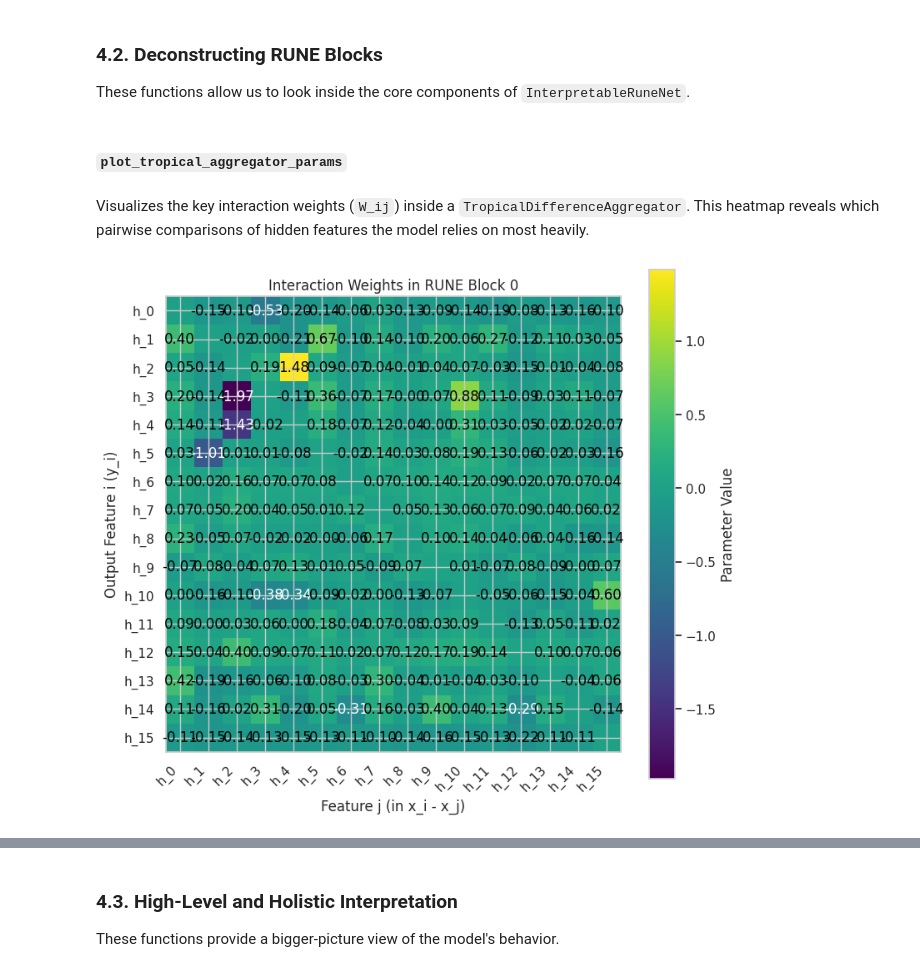
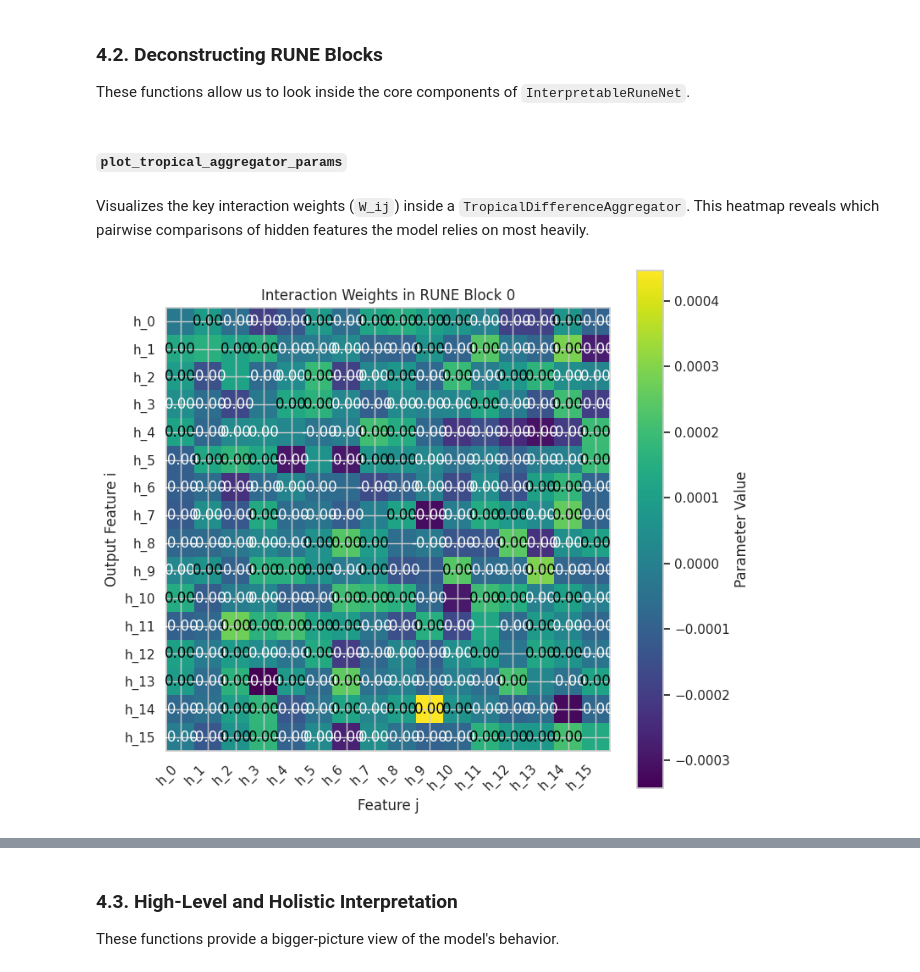
Before and after one commit to EmotionEngineer/rune, a Jupyter notebook: example/example.ipynb, the cells around one changed output, grey strips where cells are left out. Drawn from its saved outputs; the diff is of its cells as text; code cells hidden in the pictures.

```diff
--- a/example/example.ipynb
+++ b/example/example.ipynb
@@ -34,16 +21,15 @@ Successfully installed nvidia-cublas-cu12-12.4.5.8 nvidia-cuda-cupti-cu12-12.4.1
 # ==============================================================================
 # Section 1: Setup and Library Imports
 # ==============================================================================
+
 import torch
 import torch.nn as nn
 from torch.utils.data import DataLoader, TensorDataset
 import numpy as np
 import pandas as pd
 from sklearn.model_selection import train_test_split
-from sklearn.preprocessing import StandardScaler
+from sklearn.preprocessing import StandardScaler, MinMaxScaler
 from sklearn.datasets import load_wine
-import time
-import copy
 import json
 from tqdm.notebook import tqdm
 from IPython.display import display, Markdown
@@ -51,11 +37,11 @@ import matplotlib.pyplot as plt
 import seaborn as sns
 import warnings
 
+# Environment Setup
 warnings.filterwarnings('ignore', category=UserWarning, module='matplotlib')
 sns.set_theme(style="whitegrid")
 
 # --- Import from the RUNE library ---
-# If this fails, run: !pip install git+https://github.com/EmotionEngineer/rune.git
 try:
     from rune.models import (
         InterpretableRuneNet,
@@ -81,9 +67,9 @@ except ImportError as e:
 
 # Global Configurations
 LEARNING_RATE = 0.001
-EPOCHS = 3000 # Reduced epochs for faster showcase running
+EPOCHS = 2000 # Reduced for a faster showcase
 BATCH_SIZE = 32
-PATIENCE = 500
+PATIENCE = 300
 DEVICE = torch.device("cuda" if torch.cuda.is_available() else "cpu")
 print(f"Using device: {DEVICE}")
 # %% [output]
@@ -166,0 +151,22 @@ print("--- All models trained ---")
+# %%
+# 1. Data for models using 'difference' interaction (standard scaled)
+train_loader_std, (X_test_std, y_test_std), _, feature_names, input_dim, output_dim = get_data(scaler_type='standard')
+
+# 2. Data for models using 'log_ratio' or 'ratio' interactions (strictly positive)
+train_loader_pos, (X_test_pos, y_test_pos), _, _, _, _ = get_data(scaler_type='minmax')
+
+print("--- Training Models for Interpretation Showcase ---")
+base_kwargs = {"input_dim": input_dim, "output_dim": output_dim, "num_blocks": 2, "block_dim": 16}
+
+# --- InterpretableRuneNet Variants ---
+irn_model_diff = train_model(InterpretableRuneNet(**base_kwargs, interaction_type='difference'), train_loader_std)
+irn_model_log_ratio = train_model(InterpretableRuneNet(**base_kwargs, interaction_type='log_ratio'), train_loader_pos)
+irn_model_ratio = train_model(InterpretableRuneNet(**base_kwargs, interaction_type='ratio'), train_loader_pos)
+
+# --- Other Models ---
+# For PrototypeRuneNet, 'log_ratio' is a great fit since distances are always positive.
+proto_model = train_model(PrototypeRuneNet(input_dim=input_dim, output_dim=output_dim, num_prototypes=8, interaction_type='log_ratio'), train_loader_std)
+pdn_model = train_model(PairwiseDifferenceNet(input_dim=input_dim, output_dim=output_dim, interpretable_head=True), train_loader_std)
+ctdn_model = train_model(CyclicTropicalDifferenceNet(input_dim=input_dim, output_dim=output_dim, interpretable_head=True), train_loader_std)
+
+print("--- All models trained ---")
@@ -226,24 +234,24 @@ These functions allow us to look inside the core components of `InterpretableRun
 # %%
 display(Markdown("#### `plot_tropical_aggregator_params`"))
 display(Markdown("Visualizes the key interaction weights (`W_ij`) inside a `TropicalDifferenceAggregator`. This heatmap reveals which pairwise comparisons of hidden features the model relies on most heavily."))
 
 # Let's inspect the first RUNE block in our trained InterpretableRuneNet
-block0 = irn_model.rune_blocks[0]
+block0 = irn_model_diff.rune_blocks[0]
 hidden_dim = block0.gated_agg.dim
 hidden_names = [f'h_{i}' for i in range(hidden_dim)]
 
 fig, ax = plt.subplots(figsize=(8, 7))
 plot_tropical_aggregator_params(
     block0.gated_agg.tropical_agg,
     feature_names=hidden_names,
     ax=ax,
     title="Interaction Weights in RUNE Block 0"
 )
 plt.show()
 # %% [output]
 #### `plot_tropical_aggregator_params`
 Visualizes the key interaction weights (`W_ij`) inside a `TropicalDifferenceAggregator`. This heatmap reveals which pairwise comparisons of hidden features the model relies on most heavily.
-[figure, old version]
+[figure, new version]
 # %%
 display(Markdown("#### `plot_gated_aggregator_gates`"))
 display(Markdown("For a `GatedTropicalDifferenceAggregator`, this shows the learned preference between sparse, rule-based logic (tropical `max`) and holistic, averaging logic (`mean`). A value close to 1 means the model prefers the tropical rule for that hidden feature."))
```
Also changed, not shown: parts of 24 cells of this notebook.
